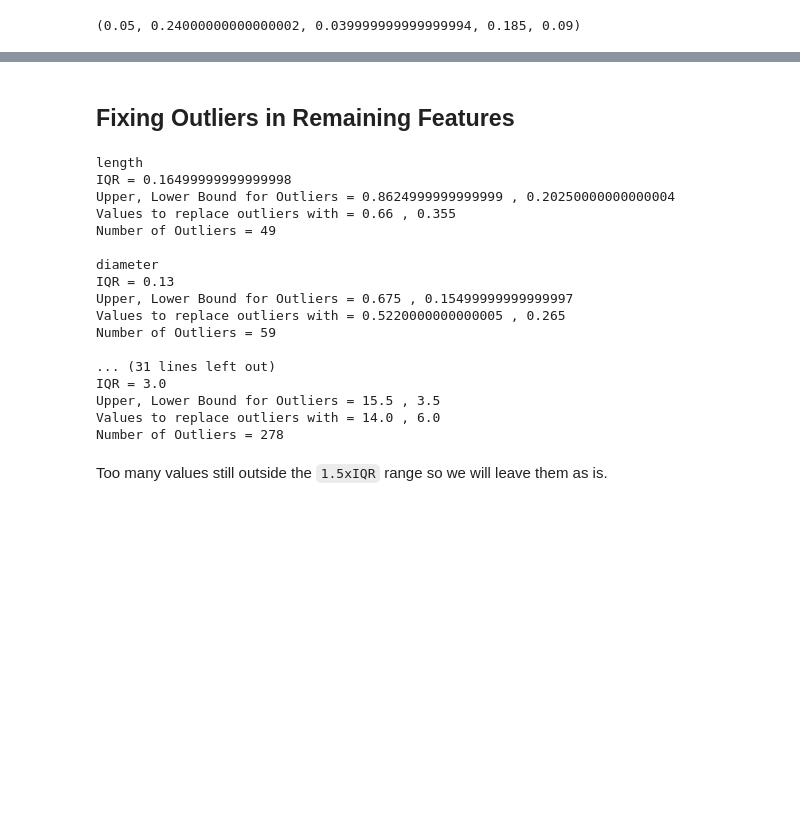
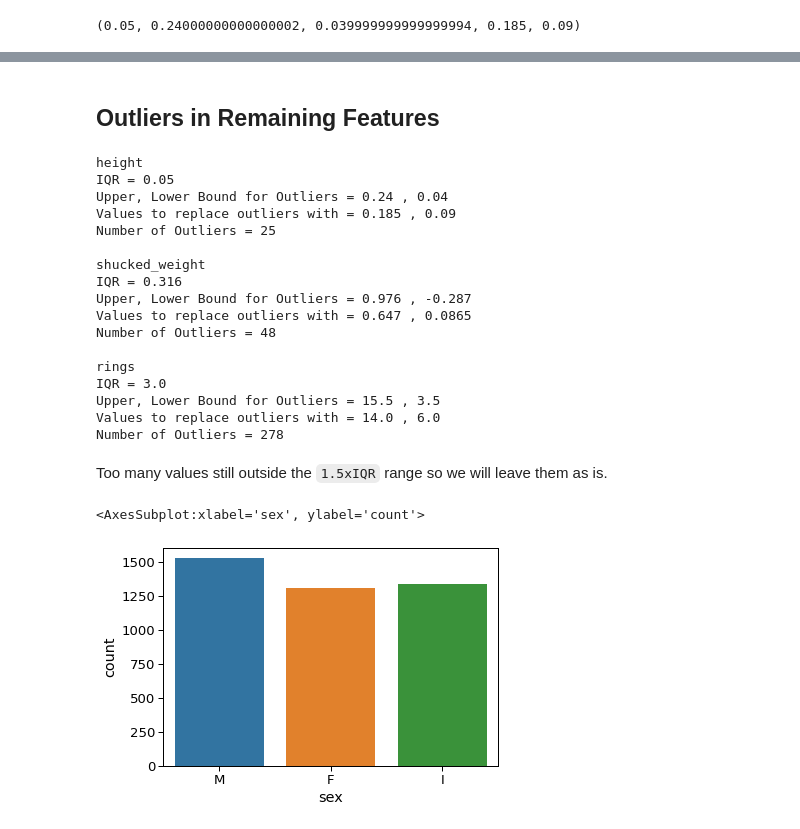
Before and after one commit to faheemrajwadkar/Abalone-Classification, a Jupyter notebook: Abalone - Logistic Regression.ipynb, the cells around one changed output, grey strips where cells are left out. Cells and saved outputs as stored; diff of their text form; code cells hidden in the pictures; blank space fills up the shorter version.

```diff
--- a/Abalone - Logistic Regression.ipynb
+++ b/Abalone - Logistic Regression.ipynb
@@ -137,8 +226,8 @@ prob_plots(df['height'])
 # %% [markdown]
-## Fixing Outliers in Remaining Features
+## Outliers in Remaining Features
 # %%
 # fixing outliers for height
-# function to get outliers and fix them
+# function to check for outliers
 def outlier_fix(x):
     import numpy as np
     import pandas as pd
@@ -150,9 +239,10 @@ def outlier_fix(x):
     iqr_lower_bound = np.percentile(x, 25) - 1.5*iqr
     upper_replacement = np.percentile(x, 90)
     lower_replacement = np.percentile(x, 10)
-    print("IQR =", iqr)
-    print("Upper, Lower Bound for Outliers =", iqr_upper_bound, ",", iqr_lower_bound)
-    print("Values to replace outliers with =", upper_replacement, ",", lower_replacement)
+    print("IQR =", format(iqr, '.3'))
+    print("Upper, Lower Bound for Outliers =", format(iqr_upper_bound, '.3'), ",", format(iqr_lower_bound, '.3'))
+    print("Values to replace outliers with =", format(upper_replacement, '.3'), ",", format(lower_replacement, '.3'))
+#     print("Ratio of Outliers =", format(len(x[(x > iqr_upper_bound) | (x < iqr_lower_bound)])/len(x), '.2f'))
     print("Number of Outliers =", len(x[(x > iqr_upper_bound) | (x < iqr_lower_bound)]))
 
     return iqr, iqr_upper_bound, iqr_lower_bound, upper_replacement, lower_replacement
@@ -162,22 +252,28 @@ for e in df.columns[1:]:
     outlier_fix(df[e])
     print()
 # %% [output]
-length
-IQR = 0.16499999999999998
-Upper, Lower Bound for Outliers = 0.8624999999999999 , 0.20250000000000004
-Values to replace outliers with = 0.66 , 0.355
-Number of Outliers = 49
+height
+IQR = 0.05
+Upper, Lower Bound for Outliers = 0.24 , 0.04
+Values to replace outliers with = 0.185 , 0.09
+Number of Outliers = 25
 
-diameter
-IQR = 0.13
-Upper, Lower Bound for Outliers = 0.675 , 0.15499999999999997
-Values to replace outliers with = 0.5220000000000005 , 0.265
-Number of Outliers = 59
+shucked_weight
+IQR = 0.316
+Upper, Lower Bound for Outliers = 0.976 , -0.287
+Values to replace outliers with = 0.647 , 0.0865
+Number of Outliers = 48
 
-... (31 lines left out)
+rings
 IQR = 3.0
 Upper, Lower Bound for Outliers = 15.5 , 3.5
 Values to replace outliers with = 14.0 , 6.0
 Number of Outliers = 278
 # %% [markdown]
 Too many values still outside the `1.5xIQR` range so we will leave them as is.
+# %%
+# check dependent variable distribution
+sns.countplot(df['sex'])
+# %% [output]
+<AxesSubplot:xlabel='sex', ylabel='count'>
+[figure, added]
```
Also changed, not shown: parts of 21 cells of this notebook.
